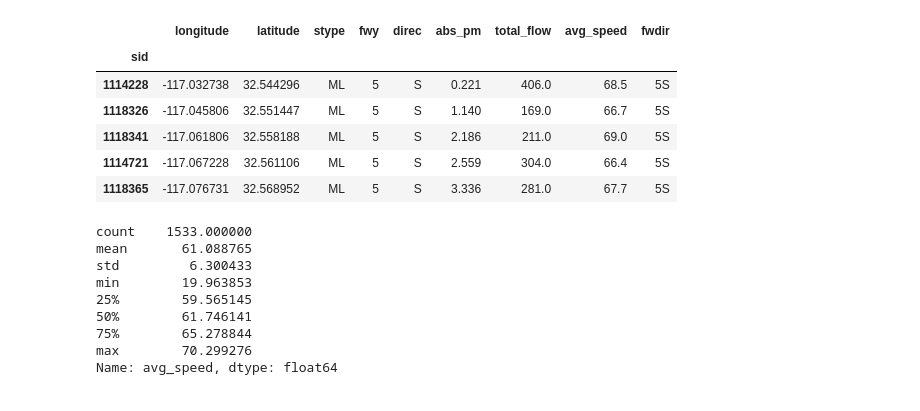
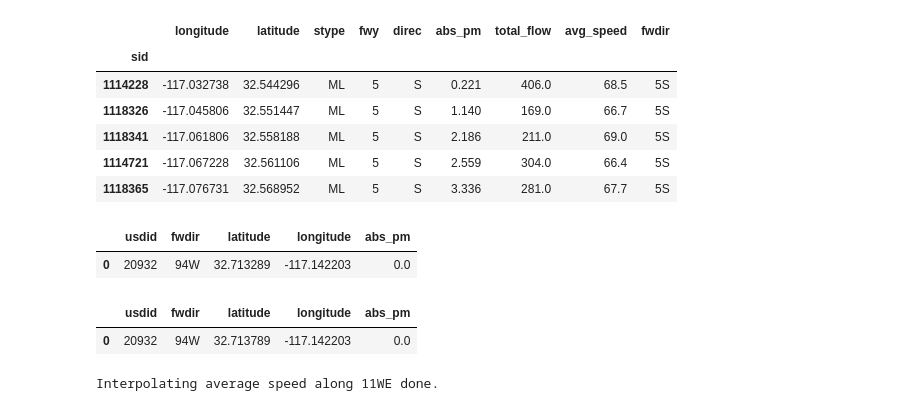
Before and after one commit to klane/dse-capstone, a Jupyter notebook: dashboard_traffic_layer/viz_traffic_layer_usdot.ipynb, the cells around one changed output. Cells and saved outputs as stored; diff of their text form; code cells hidden in the pictures.

Commit message:
Changes to traffic layer

```diff
--- a/dashboard_traffic_layer/viz_traffic_layer_usdot.ipynb
+++ b/dashboard_traffic_layer/viz_traffic_layer_usdot.ipynb
@@ -64,26 +64,54 @@ sel.head()
 | 1118341 | -117.061806 | 32.558188 | ML | 5 | S | 2.186 | 211.0 | 69.0 | 5S |
 | 1114721 | -117.067228 | 32.561106 | ML | 5 | S | 2.559 | 304.0 | 66.4 | 5S |
 | 1118365 | -117.076731 | 32.568952 | ML | 5 | S | 3.336 | 281.0 | 67.7 | 5S |
+# %%
+#function to move fwys in separate directions apart for visualization
+def spread_lanes(sdf, fwdir, latspread=0.0005, lonspread=0.0005):
+    direc=fwdir[-1]
+
+    # this assumes right-hand traffic
+    if direc == 'W':
+         sdf["latitude"] += latspread
+    elif direc == "E":
+        sdf["latitude"] -= latspread
+    elif direc == "S":
+        sdf["longitude"] -= lonspread
+    elif direc == "N":
+        sdf["longitude"] += lonspread
+
+    return sdf
+
+selhr=pd.read_sql("select * from usdot u where u.fwdir = '94W' order by u.abs_pm", engine)
+display(selhr.head(n=1))
+spread_lanes(selhr, '94W').head(n=1)
+# %% [output]
+|  | usdid | fwdir | latitude | longitude | abs_pm |
+| 0 | 20932 | 94W | 32.713289 | -117.142203 | 0.0 |
+|  | usdid | fwdir | latitude | longitude | abs_pm |
+| 0 | 20932 | 94W | 32.713789 | -117.142203 | 0.0 |
 # %%
-selhr=pd.read_sql("select * from usdot u where u.fwydir = '%s' order by u.abs_pm" % fwdir, engine)
-selhr.head()
+hrdfs=[]
 
 from scipy.interpolate import interp1d
-interpmod = interp1d(sel["abs_pm"].values, sel["avg_speed"].values, bounds_error=False)
-selhr["avg_speed"] = interpmod(selhr["abs_pm"].values)
-import numpy as np
-selhr.dropna(axis="index", how="any", subset=["avg_speed"], inplace=True)
-selhr["avg_speed"].describe()
+
+for fwdir in snap["fwdir"].unique():
+    print("\rInterpolating average speed along %s" % fwdir, end="")
+    sel=snap.query('fwdir == "%s"' % fwdir).sort_values(by="abs_pm")
+    selhr=pd.read_sql("select * from usdot u where u.fwdir = '%s' order by u.abs_pm" % fwdir, engine)
+    selhr=spread_lanes(selhr, fwdir)
+
+    if len(sel) > 1:
+        interpmod = interp1d(sel["abs_pm"].values, sel["avg_speed"].values, bounds_error=False)
+        selhr["avg_speed"] = interpmod(selhr["abs_pm"].values)
+        selhr.dropna(axis="index", how="any", subset=["avg_speed"], inplace=True)
+    #selhr["avg_speed"].describe()
+        hrdfs.append(selhr)
+print(" done.")
+
+selhr=pd.concat(hrdfs)
+selhr.reset_index(drop=True, inplace=True)
 # %% [output]
-count    1533.000000
-mean       61.088765
-std         6.300433
-min        19.963853
-25%        59.565145
-50%        61.746141
-75%        65.278844
-max        70.299276
-Name: avg_speed, dtype: float64
+Interpolating average speed along 11WE done.
 # %%
 def speed2cat(speed):
     if speed > 65:
```
Also changed, not shown: parts of 9 cells of this notebook, 3 other files.
